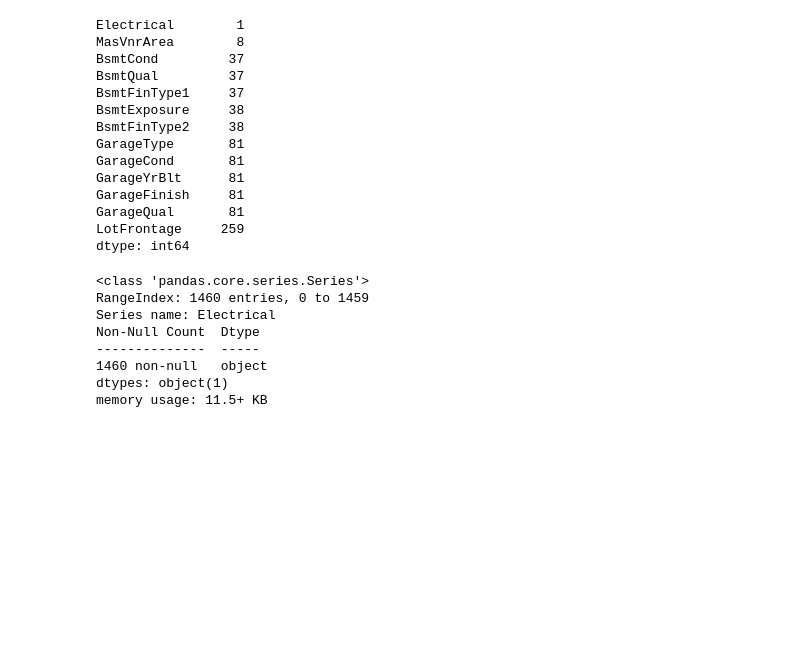
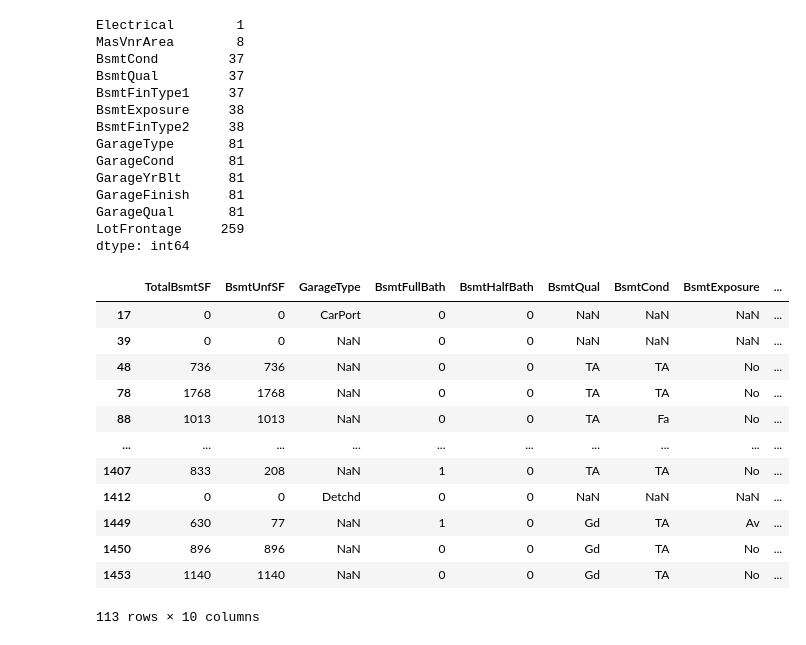
Before and after one commit to Albe036/ML-house-prices, a Jupyter notebook: notebooks/eda_01.ipynb, the cells around one changed output. Saved outputs shown, nothing was run; the diff lists cells and outputs as text; code cells hidden in the pictures; blank space fills up the shorter version.

```diff
--- a/notebooks/eda_01.ipynb
+++ b/notebooks/eda_01.ipynb
@@ -87,13 +87,37 @@ LotFrontage     259
 dtype: int64
 # %%
 #imputacion simple
+#Electrical: El sistema eléctrico.
 df_train['Electrical'] = df_train['Electrical'].fillna(df_train['Electrical'].mode()[0])
+#MasVnrArea: Área de revestimiento de mampostería en pies cuadrados.
+df_train['MasVnrArea'] = df_train['MasVnrArea'].fillna(0)
+#BsmtQual: Evalúa la altura del sótano.
+#BsmtCond: Evalúa la condición general del sótano.
+#BsmtExposure: Refleja la cantidad de exposición al sótano al aire exterior.
+#BsmtFinType1: Evaluación del tipo de acabado del sótano.
+#BsmtFinType2: Evaluación del tipo de acabado del sótano (si hay dos tipos).
+#BsmtUnfSF: Metros cuadrados del sótano sin terminar. --> Analizar!!!
+#TotalBsmtSF: Metros cuadrados totales del sótano. --> (Diferente de 0 VALOR DE INTERES)
+#BsmtFullBath: Número de baños completos en el sótano. --> (Diferente de 0 VALOR DE INTERES)
+#BsmtHalfBath: Número de medios baños en el sótano. --> (Diferente de 0 VALOR DE INTERES)
+#FireplaceQu: La calidad de la chimenea. (DELETED)
+#GarageType: La ubicación del garaje. --> ( Basment VALOR DE INTERES)
+bsmt = df_train[['TotalBsmtSF', 'BsmtUnfSF', 'GarageType', 'BsmtFullBath', 'BsmtHalfBath', 'BsmtQual', 'BsmtCond', 'BsmtExposure', 'BsmtFinType1', 'BsmtFinType2']]
+bsmt = bsmt[bsmt['BsmtQual'].isnull() | bsmt['BsmtCond'].isnull() | bsmt['BsmtExposure'].isnull() | bsmt['BsmtFinType1'].isnull() | bsmt['BsmtFinType2'].isnull() |
+            bsmt['BsmtUnfSF'].isnull() | bsmt['TotalBsmtSF'].isnull() | bsmt['BsmtFullBath'].isnull() | bsmt['BsmtHalfBath'].isnull() |  bsmt['GarageType'].isnull()]
+#bsmt = bsmt[bsmt['BsmtQual'].isnull()]
+bsmt
 # %% [output]
+|  | TotalBsmtSF | BsmtUnfSF | GarageType | BsmtFullBath | BsmtHalfBath | BsmtQual | BsmtCond | BsmtExposure | ... |
+| 17 | 0 | 0 | CarPort | 0 | 0 | NaN | NaN | NaN | ... |
+| 39 | 0 | 0 | NaN | 0 | 0 | NaN | NaN | NaN | ... |
+| 48 | 736 | 736 | NaN | 0 | 0 | TA | TA | No | ... |
+| 78 | 1768 | 1768 | NaN | 0 | 0 | TA | TA | No | ... |
+| 88 | 1013 | 1013 | NaN | 0 | 0 | TA | Fa | No | ... |
+| ... | ... | ... | ... | ... | ... | ... | ... | ... | ... |
+| 1407 | 833 | 208 | NaN | 1 | 0 | TA | TA | No | ... |
+| 1412 | 0 | 0 | Detchd | 0 | 0 | NaN | NaN | NaN | ... |
+| 1449 | 630 | 77 | NaN | 1 | 0 | Gd | TA | Av | ... |
+| 1450 | 896 | 896 | NaN | 0 | 0 | Gd | TA | No | ... |
+| 1453 | 1140 | 1140 | NaN | 0 | 0 | Gd | TA | No | ... |
-<class 'pandas.core.series.Series'>
-RangeIndex: 1460 entries, 0 to 1459
-Series name: Electrical
-Non-Null Count  Dtype
---------------  -----
-1460 non-null   object
-dtypes: object(1)
-memory usage: 11.5+ KB
+113 rows × 10 columns
```
Also changed, not shown: parts of 1 cell of this notebook, 1 other file.
